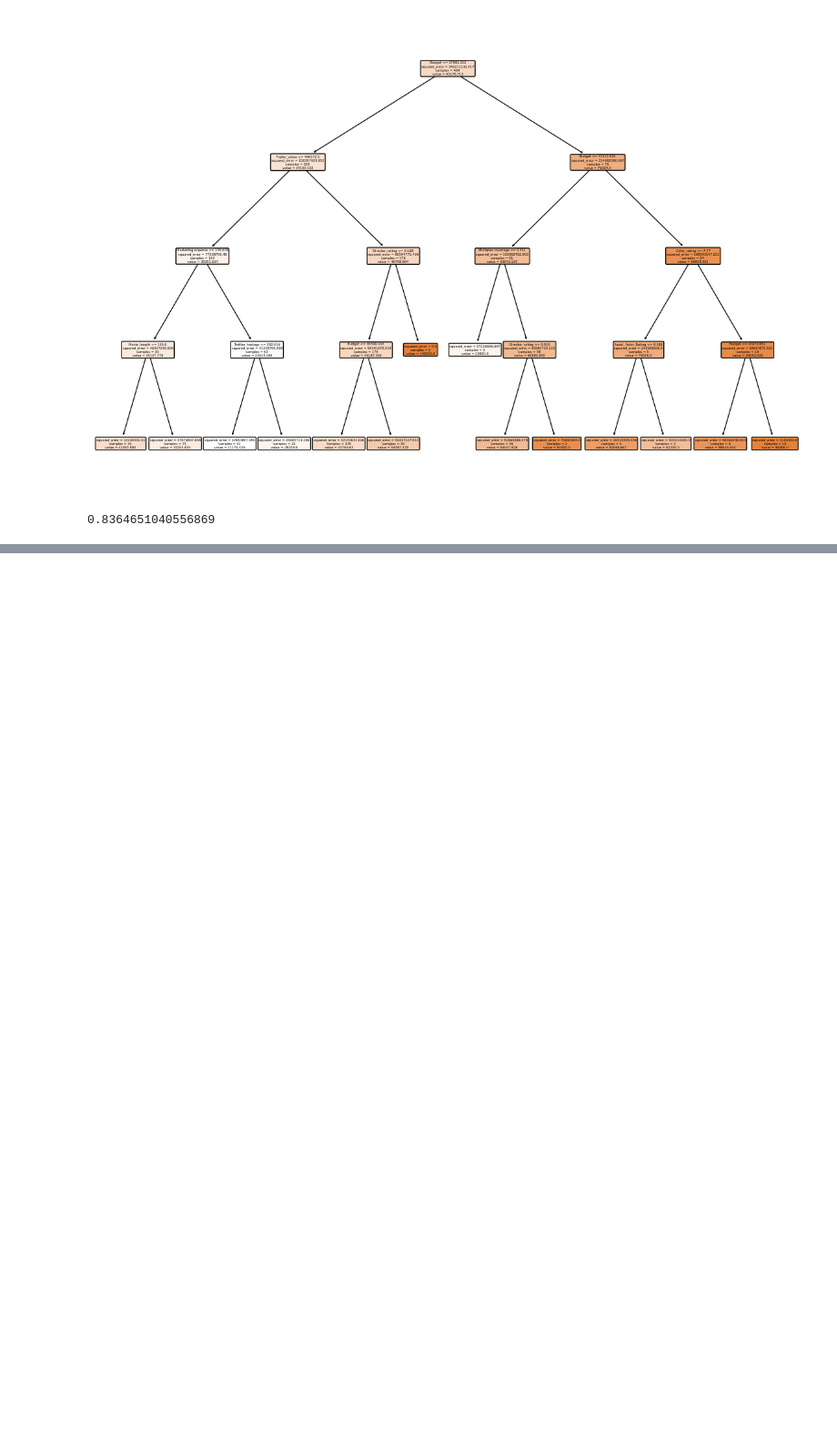
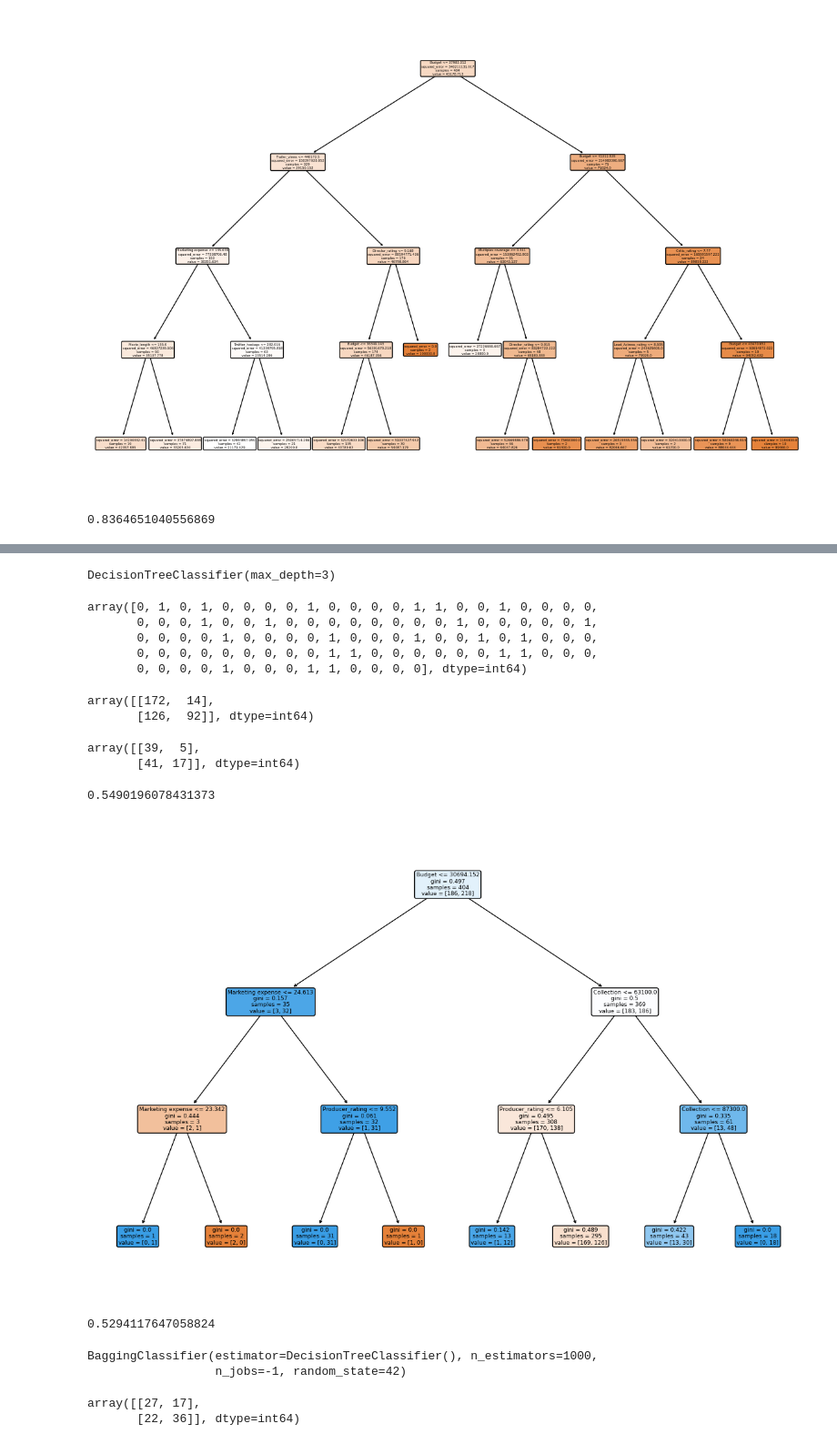
Before and after one commit to ZahlenZ/udemy, a Jupyter notebook: ml_dt_rf_aboost_xgboost/walkthrough.ipynb, the cells around one changed output, grey strips where cells are left out. Shown: that part at 91% size. Saved outputs shown, nothing was run; the diff lists cells and outputs as text; code cells hidden in the pictures; blank space fills up the shorter version.

```diff
--- a/ml_dt_rf_aboost_xgboost/walkthrough.ipynb
+++ b/ml_dt_rf_aboost_xgboost/walkthrough.ipynb
@@ -178,0 +254,2 @@ r2_score(y_test, y_test_pred)
+# %%
+y = df.loc[:, "Start_Tech_Oscar"]
@@ -178,0 +271,7 @@ r2_score(y_test, y_test_pred)
+# %%
+X_train, X_test, y_train, y_test = train_test_split(
+    X,
+    y,
+    test_size=0.2,
+    random_state=0
+)
@@ -178,0 +293,6 @@ r2_score(y_test, y_test_pred)
+# %%
+clf_tree = tree.DecisionTreeClassifier(max_depth=3)
+# %%
+clf_tree.fit(X_train, y_train)
+# %% [output]
+DecisionTreeClassifier(max_depth=3)
@@ -178,0 +302,28 @@ r2_score(y_test, y_test_pred)
+# %%
+y_test_pred
+# %% [output]
+array([0, 1, 0, 1, 0, 0, 0, 0, 1, 0, 0, 0, 0, 1, 1, 0, 0, 1, 0, 0, 0, 0,
+       0, 0, 0, 1, 0, 0, 1, 0, 0, 0, 0, 0, 0, 0, 0, 1, 0, 0, 0, 0, 0, 1,
+       0, 0, 0, 0, 1, 0, 0, 0, 0, 1, 0, 0, 0, 1, 0, 0, 1, 0, 1, 0, 0, 0,
+       0, 0, 0, 0, 0, 0, 0, 0, 0, 1, 1, 0, 0, 0, 0, 0, 0, 1, 1, 0, 0, 0,
+       0, 0, 0, 0, 1, 0, 0, 0, 1, 1, 0, 0, 0, 0], dtype=int64)
+# %%
+confusion_matrix(y_train, y_train_pred)
+# %% [output]
+array([[172,  14],
+       [126,  92]], dtype=int64)
+# %%
+confusion_matrix(y_test, y_test_pred)
+# %% [output]
+array([[39,  5],
+       [41, 17]], dtype=int64)
+# %%
+accuracy_score(y_test, y_test_pred)
+# %% [output]
+0.5490196078431373
+# %%
+plt.figure(figsize=(15,10))
+plot_tree(clf_tree, filled=True, rounded=True, feature_names=X.columns)
+plt.show()
+# %% [output]
+[figure, added]
@@ -178,0 +337,4 @@ r2_score(y_test, y_test_pred)
+# %%
+accuracy_score(y_test, y_test_pred)
+# %% [output]
+0.5294117647058824
@@ -178,0 +350,10 @@ r2_score(y_test, y_test_pred)
+# %%
+bag_clf.fit(X_train, y_train)
+# %% [output]
+BaggingClassifier(estimator=DecisionTreeClassifier(), n_estimators=1000,
+                  n_jobs=-1, random_state=42)
+# %%
+confusion_matrix(y_test, bag_clf.predict(X_test))
+# %% [output]
+array([[27, 17],
+       [22, 36]], dtype=int64)
```
Also changed, not shown: parts of 41 cells of this notebook, 7 other files.
